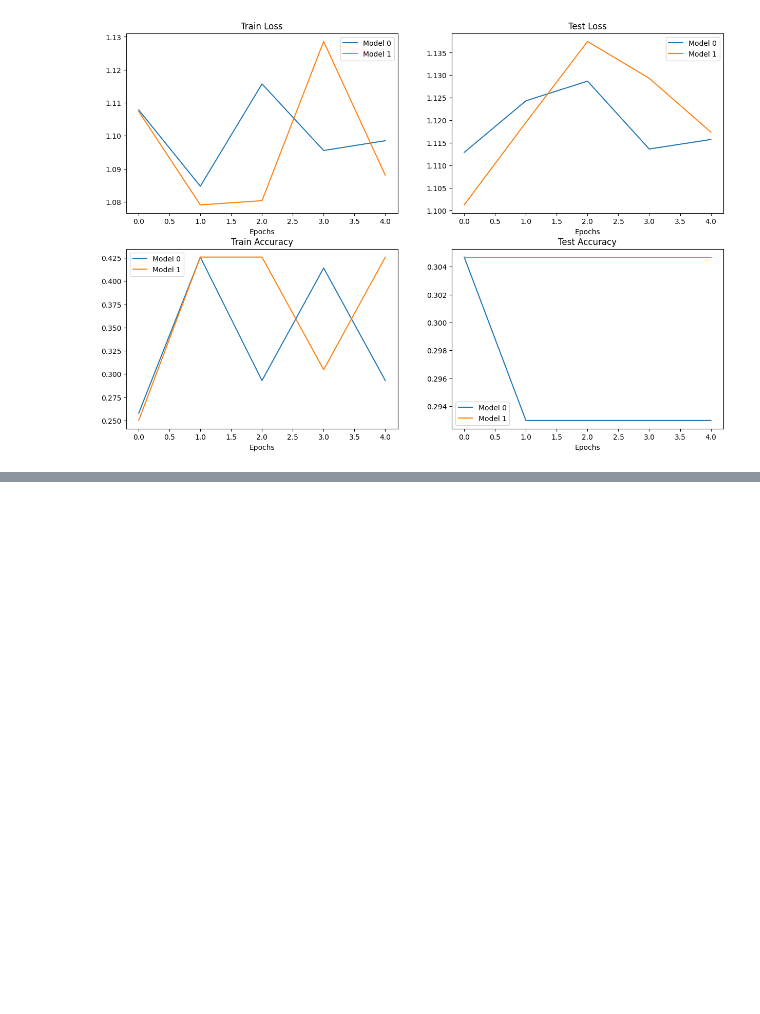
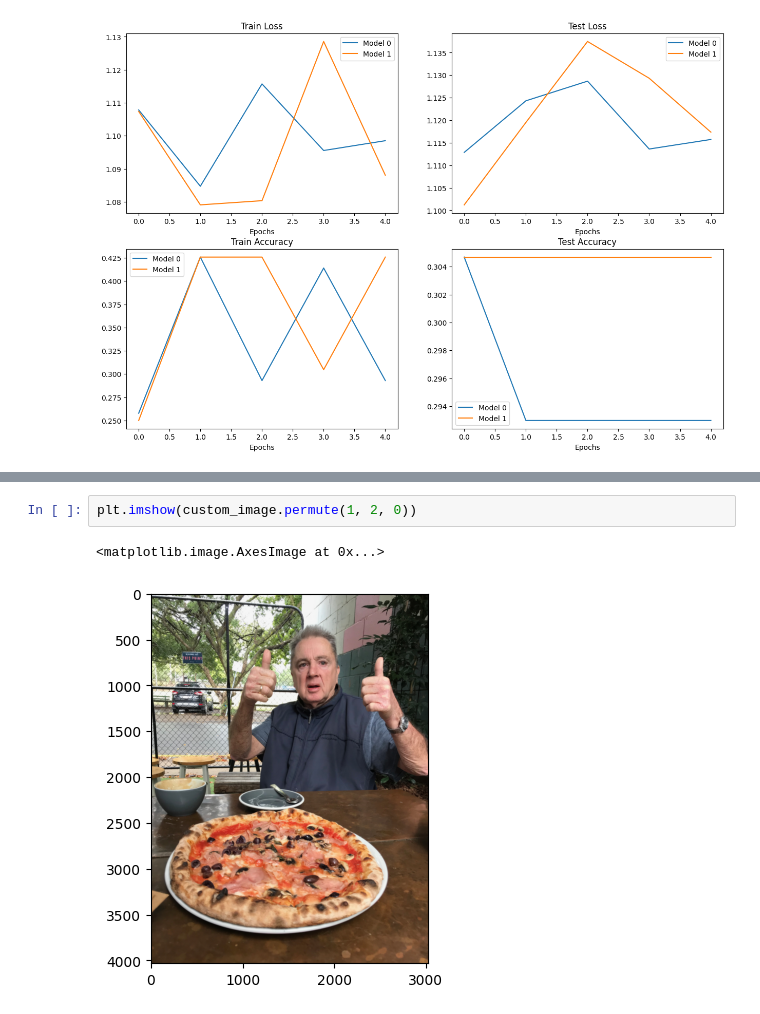
Before and after one commit to MD-SHAKIB/PyTorch_Practice, a Jupyter notebook: pytorch_project/04.pytorch_custom_datasets.ipynb, the cells around one changed output, grey strips where cells are left out. Saved outputs shown, nothing was run; the diff lists cells and outputs as text; blank space fills up the shorter version.

```diff
--- a/pytorch_project/04.pytorch_custom_datasets.ipynb
+++ b/pytorch_project/04.pytorch_custom_datasets.ipynb
@@ -1252,0 +1372,5 @@ plt.legend();
+# %%
+plt.imshow(custom_image.permute(1, 2, 0))
+# %% [output]
+<matplotlib.image.AxesImage at 0x...>
+[figure, added]
```
Also changed, not shown: parts of 17 cells of this notebook, 1 other file.
